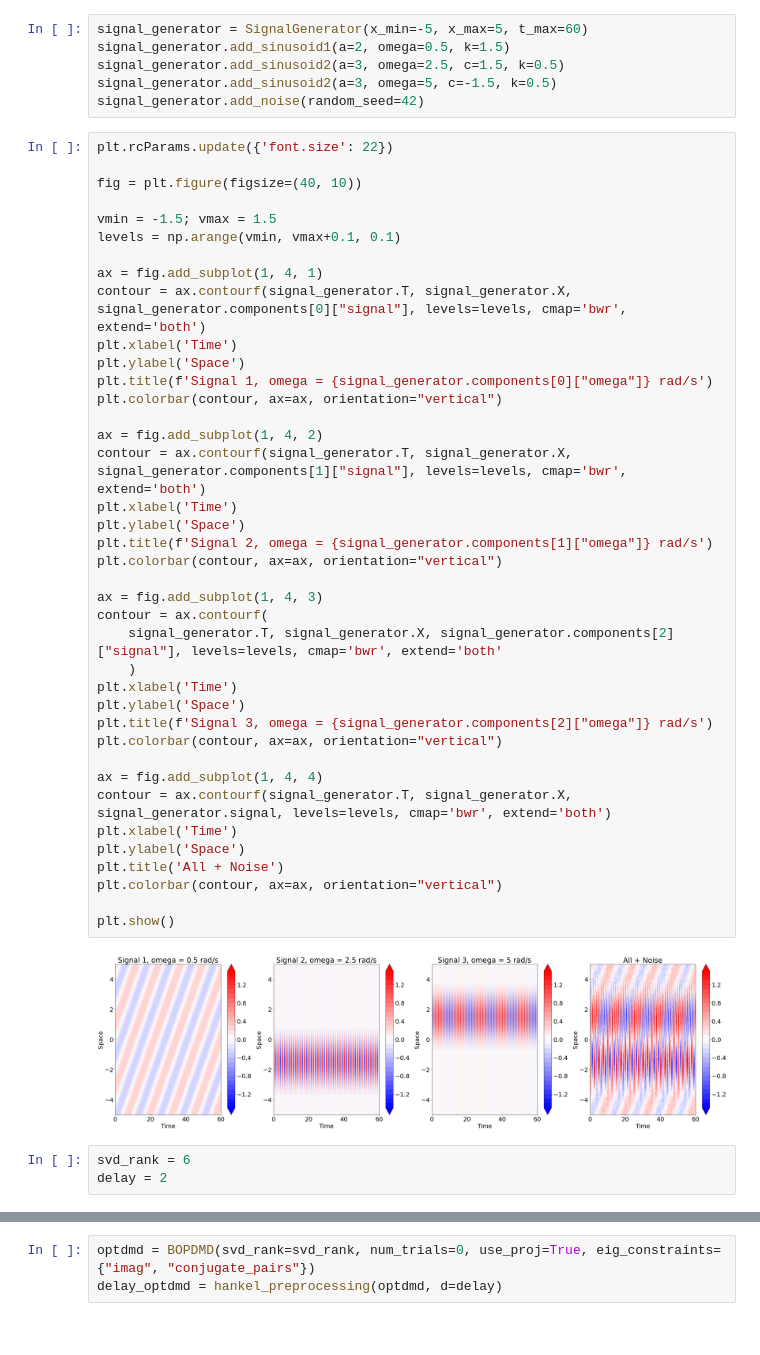
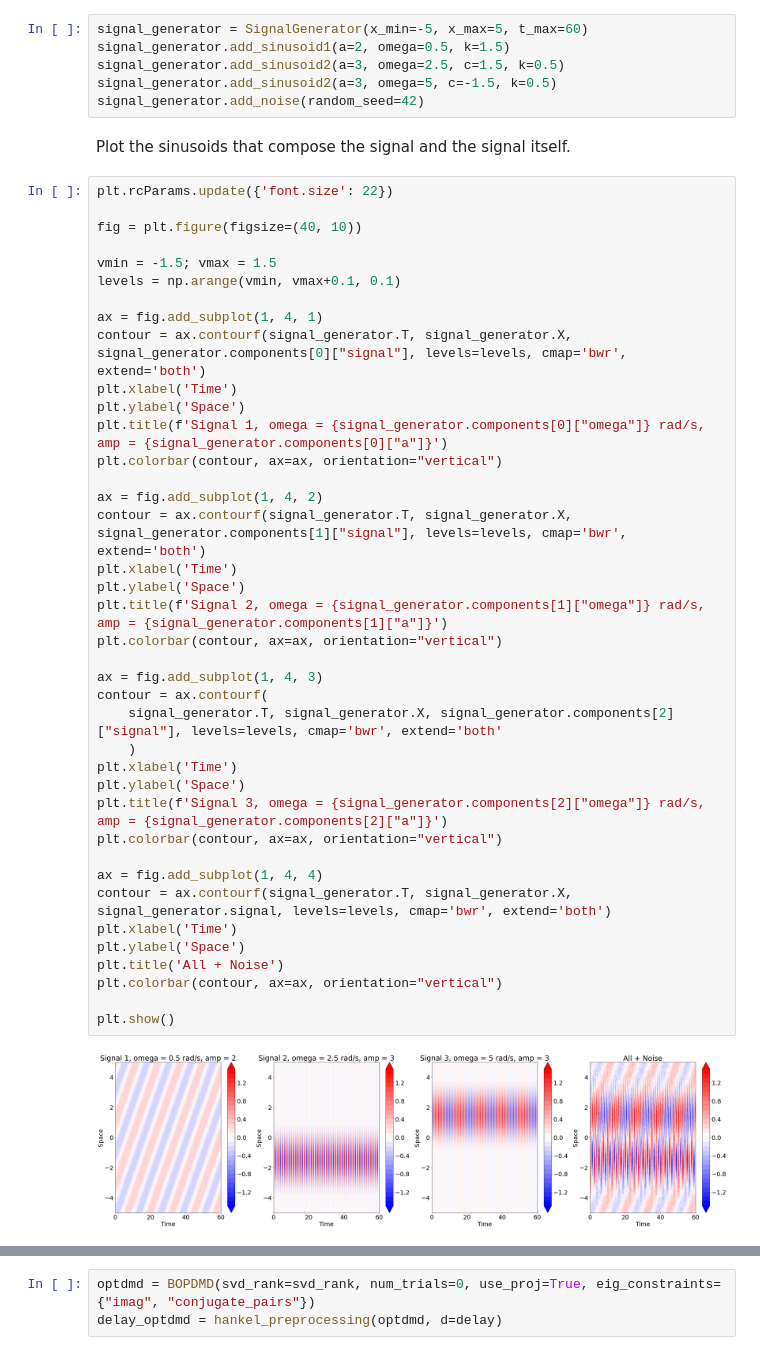
Before and after one commit to ClimeTrend/dmd-toy-dataset, a Jupyter notebook: 03_DMD_on_three_sinusoids.ipynb, the cells around one changed output, grey strips where cells are left out. Drawn from its saved outputs; the diff is of its cells as text.

```diff
--- a/03_DMD_on_three_sinusoids.ipynb
+++ b/03_DMD_on_three_sinusoids.ipynb
@@ -11,6 +17,8 @@ signal_generator.add_sinusoid1(a=2, omega=0.5, k=1.5)
 signal_generator.add_sinusoid2(a=3, omega=2.5, c=1.5, k=0.5)
 signal_generator.add_sinusoid2(a=3, omega=5, c=-1.5, k=0.5)
 signal_generator.add_noise(random_seed=42)
+# %% [markdown]
+Plot the sinusoids that compose the signal and the signal itself.
 # %%
 plt.rcParams.update({'font.size': 22})
 
@@ -21,37 +29,34 @@ levels = np.arange(vmin, vmax+0.1, 0.1)
 
 ax = fig.add_subplot(1, 4, 1)
 contour = ax.contourf(signal_generator.T, signal_generator.X, signal_generator.components[0]["signal"], levels=levels, cmap='bwr', extend='both')
 plt.xlabel('Time')
 plt.ylabel('Space')
-plt.title(f'Signal 1, omega = {signal_generator.components[0]["omega"]} rad/s')
+plt.title(f'Signal 1, omega = {signal_generator.components[0]["omega"]} rad/s, amp = {signal_generator.components[0]["a"]}')
 plt.colorbar(contour, ax=ax, orientation="vertical")
 
 ax = fig.add_subplot(1, 4, 2)
 contour = ax.contourf(signal_generator.T, signal_generator.X, signal_generator.components[1]["signal"], levels=levels, cmap='bwr', extend='both')
 plt.xlabel('Time')
 plt.ylabel('Space')
-plt.title(f'Signal 2, omega = {signal_generator.components[1]["omega"]} rad/s')
+plt.title(f'Signal 2, omega = {signal_generator.components[1]["omega"]} rad/s, amp = {signal_generator.components[1]["a"]}')
 plt.colorbar(contour, ax=ax, orientation="vertical")
 
 ax = fig.add_subplot(1, 4, 3)
 contour = ax.contourf(
     signal_generator.T, signal_generator.X, signal_generator.components[2]["signal"], levels=levels, cmap='bwr', extend='both'
     )
 plt.xlabel('Time')
 plt.ylabel('Space')
-plt.title(f'Signal 3, omega = {signal_generator.components[2]["omega"]} rad/s')
+plt.title(f'Signal 3, omega = {signal_generator.components[2]["omega"]} rad/s, amp = {signal_generator.components[2]["a"]}')
 plt.colorbar(contour, ax=ax, orientation="vertical")
 
 ax = fig.add_subplot(1, 4, 4)
 contour = ax.contourf(signal_generator.T, signal_generator.X, signal_generator.signal, levels=levels, cmap='bwr', extend='both')
 plt.xlabel('Time')
 plt.ylabel('Space')
 plt.title('All + Noise')
 plt.colorbar(contour, ax=ax, orientation="vertical")
 
 plt.show()
 # %% [output]
-[figure, old version]
+[figure, new version]
-# %%
-svd_rank = 6
-delay = 2
```
Also changed, not shown: parts of 7 cells of this notebook.
